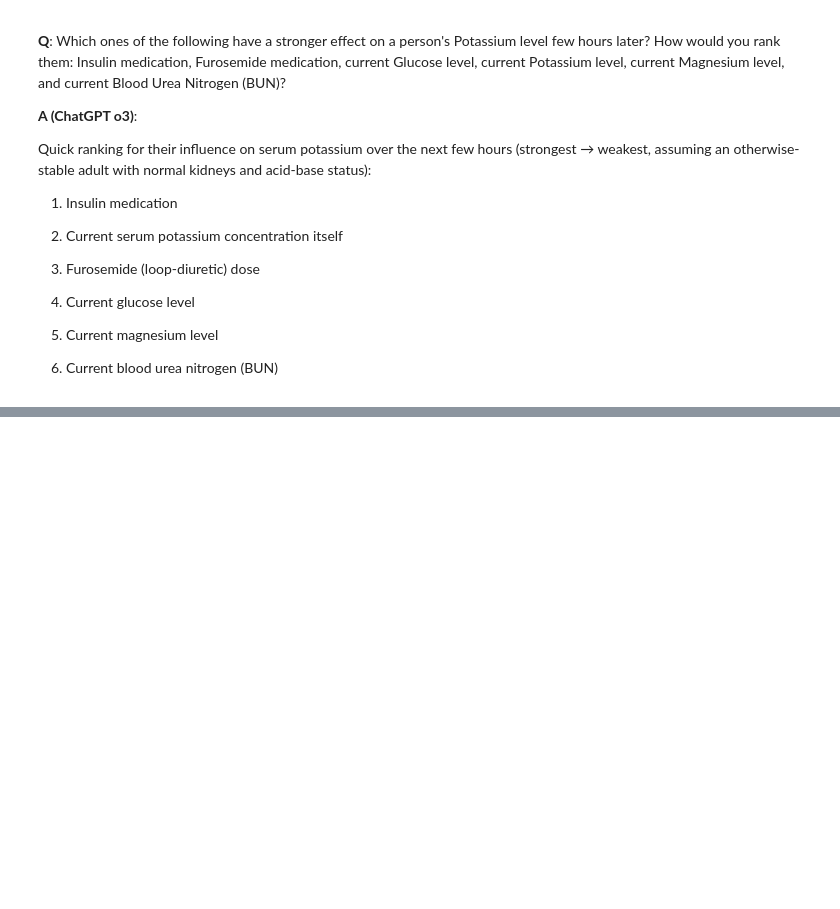
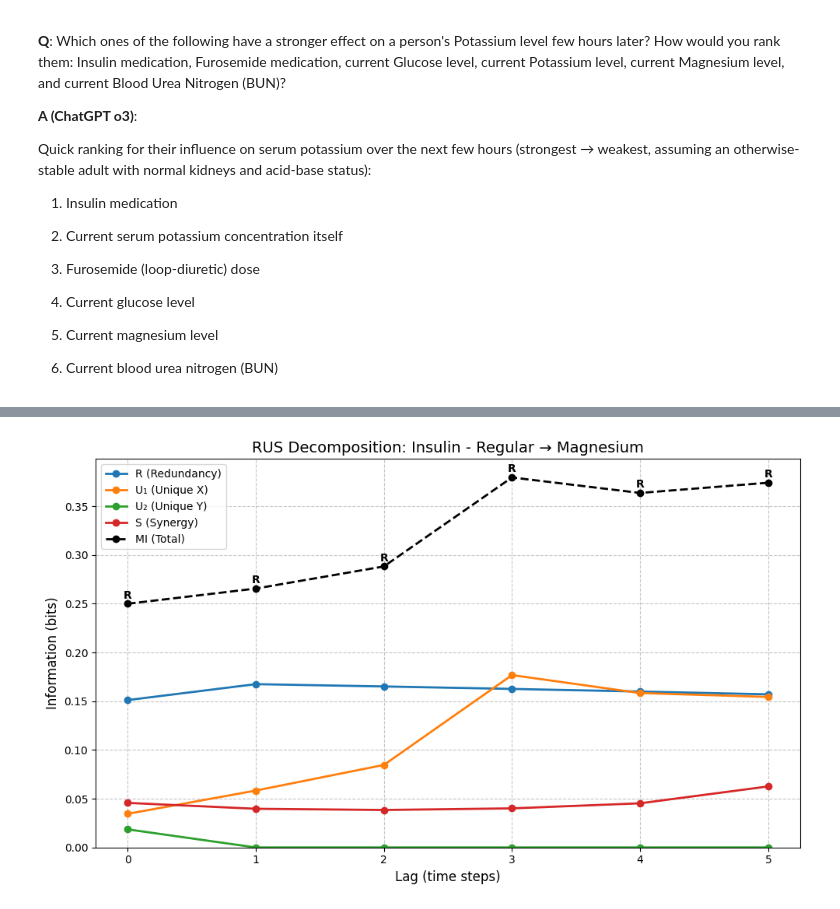
Before and after one commit to aaronhan223/dami, a Jupyter notebook: src/analyze_mimiciv_rus.ipynb, the cells around one changed output, grey strips where cells are left out. Drawn from its saved outputs; the diff is of its cells as text; code cells hidden in the pictures; blank space fills up the shorter version.

```diff
--- a/src/analyze_mimiciv_rus.ipynb
+++ b/src/analyze_mimiciv_rus.ipynb
@@ -307,0 +237,9 @@ array([{'feature_pair': ('Magnesium', 'BUN'), 'lag': 1, 'dominant_term': 'R', 'R
+# %%
+feat_pair = mimiciv_rus_results[18:24]
+pair_name = f"{feat_pair[0]['feature_pair'][0]} → {feat_pair[0]['feature_pair'][1]}"
+fig, ax = plt.subplots(figsize=(10, 6))
+plot_multi_lag_results(feat_pair, pair_name, ax)
+plt.tight_layout()
+plt.show()
+# %% [output]
+[figure, added]
```
Also changed, not shown: parts of 32 cells of this notebook, 10 other files.
